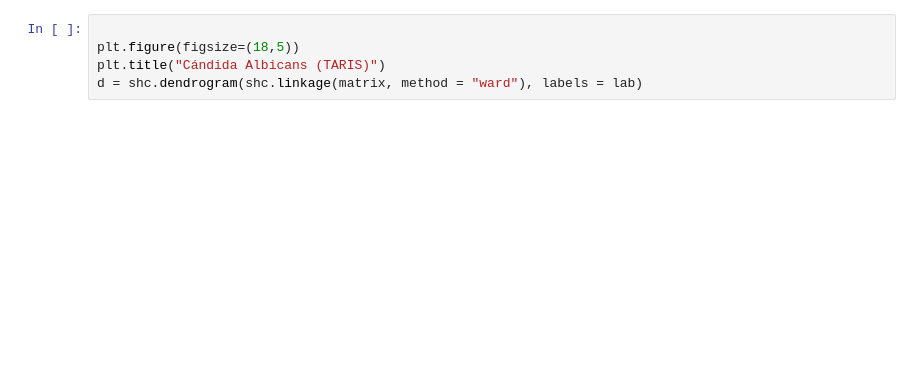
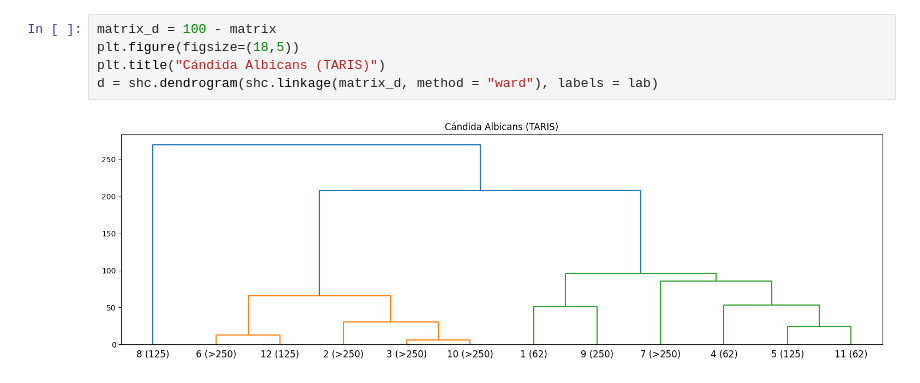
Before and after one commit to jisusP/Art-culo, a Jupyter notebook: TARIS_dendrograma.ipynb, the cells around one changed output. Saved outputs shown, nothing was run; the diff lists cells and outputs as text; blank space fills up the shorter version.

```diff
--- a/TARIS_dendrograma.ipynb
+++ b/TARIS_dendrograma.ipynb
@@ -30,10 +31,12 @@ df
 | 10 | 63.035863 | 49.507990 | 55.267628 | 84.613521 | 89.206058 | 60.120630 | 71.274720 | 17.156601 | 75.311976 | 58.209036 | 100.000000 | ... |
 | 11 | 51.742577 | 80.785798 | 80.270577 | 76.508484 | 58.148297 | 94.951945 | 46.568672 | 6.882531 | 65.080887 | 79.610217 | 65.168686 | ... |
 # %%
-
+matrix_d = 100 - matrix
 plt.figure(figsize=(18,5))
 plt.title("Cándida Albicans (TARIS)")
-d = shc.dendrogram(shc.linkage(matrix, method = "ward"), labels = lab)
+d = shc.dendrogram(shc.linkage(matrix_d, method = "ward"), labels = lab)
+# %% [output]
+[figure, added]
 # %%
 import seaborn as sns
 import matplotlib.pyplot as plt
```
Also changed, not shown: parts of 2 cells of this notebook.
